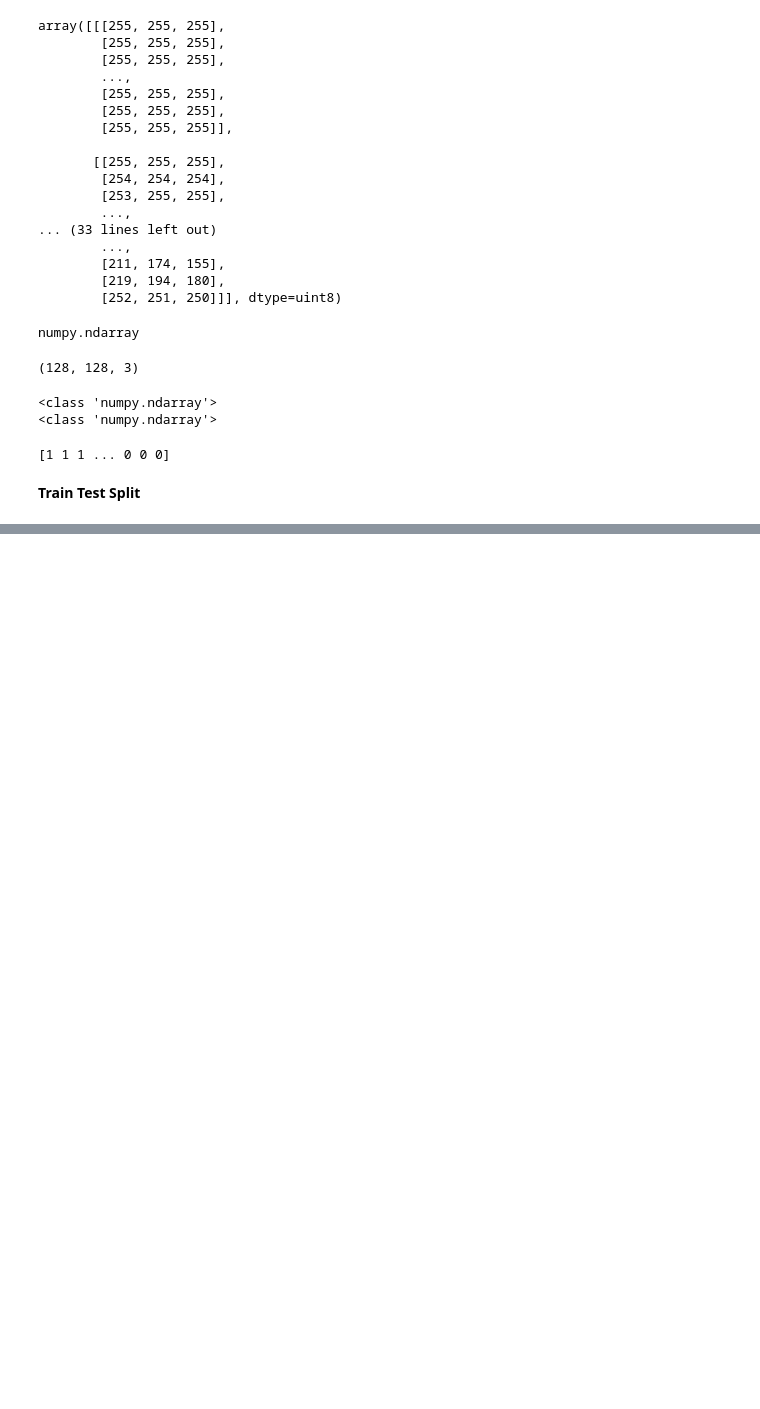
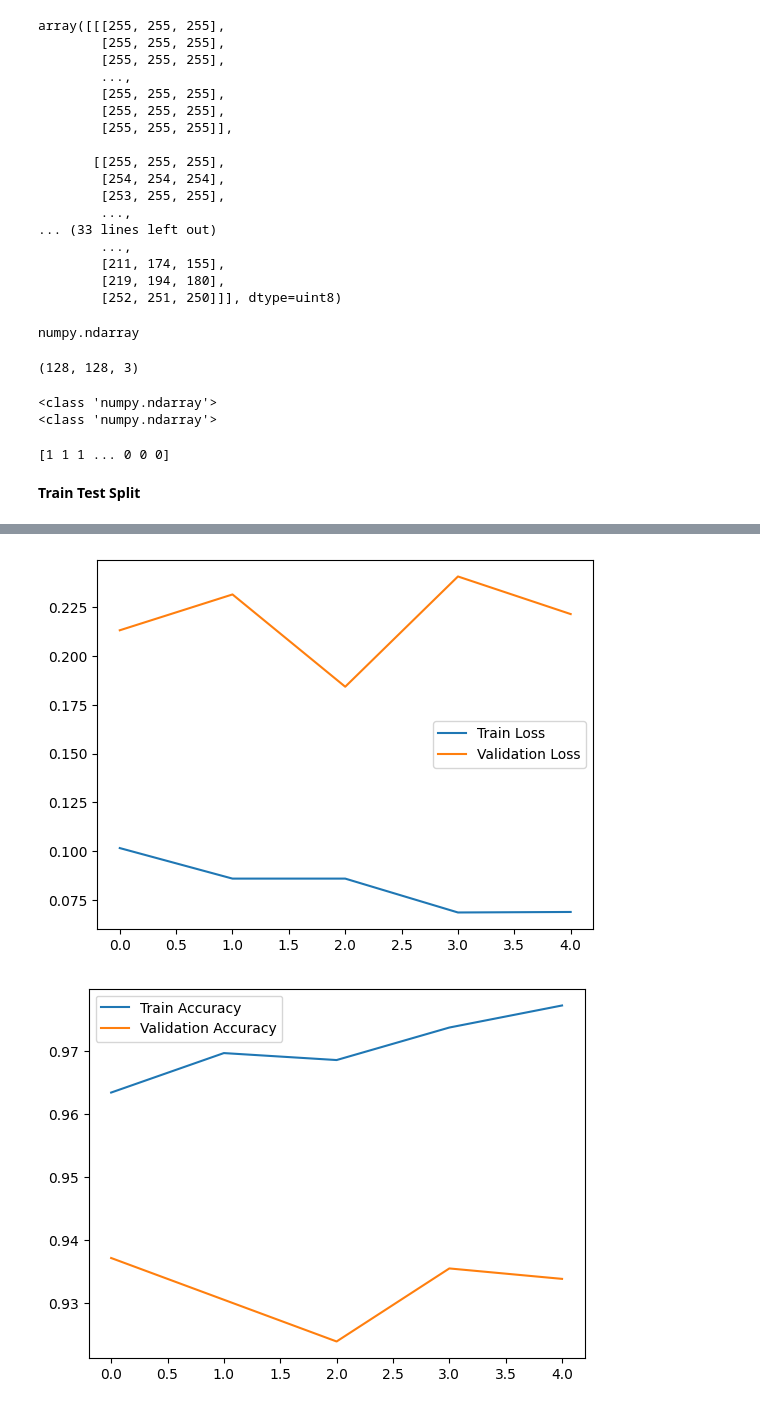
Before and after one commit to chamuda-arangalla/Face-mask-detection-, a Jupyter notebook: Face_mask_detection_CNN_model.ipynb, the cells around one changed output, grey strips where cells are left out. Saved outputs shown, nothing was run; the diff lists cells and outputs as text; code cells hidden in the pictures; blank space fills up the shorter version.

Commit message:
cnn model complete

```diff
--- a/Face_mask_detection_CNN_model.ipynb
+++ b/Face_mask_detection_CNN_model.ipynb
@@ -202,0 +247,31 @@ print(Y)
+# %%
+num_of_classes = 2
+
+model = keras.Sequential()
+
+model.add(keras.layers.Conv2D(32, kernel_size=(3,3), activation='relu', input_shape=(128,128,3)))
+model.add(keras.layers.MaxPooling2D(pool_size=(2,2)))
+
+model.add(keras.layers.Conv2D(64, kernel_size=(3,3), activation='relu'))
+model.add(keras.layers.MaxPooling2D(pool_size=(2,2)))
+
+model.add(keras.layers.Flatten())#pass as a single dimentional
+
+model.add(keras.layers.Dense(128, activation='relu'))
+model.add(keras.layers.Dropout(0.5))
+
+model.add(keras.layers.Dense(64, activation='relu'))
+model.add(keras.layers.Dropout(0.5))
+
+model.add(keras.layers.Dense(64, activation='relu'))
+model.add(keras.layers.Dropout(0.5))
+
+model.add(keras.layers.Dense(num_of_classes, activation='sigmoid'))#since only have two classes
+# %%
+#compile the neural network
+model.compile(optimizer='adam',
+              loss='sparse_categorical_crossentropy',
+              metrics=['acc'])
+# %%
+#training the neural network
+history = model.fit(X_train_scaled, Y_train, validation_split=0.1, epochs=5)
@@ -202,0 +297,17 @@ print(Y)
+# %%
+h = history
+
+#plot the loss value
+plt.plot(h.history['loss'], label='Train Loss')
+plt.plot(h.history['val_loss'], label='Validation Loss')
+plt.legend()
+plt.show()
+
+#plot the accuracy value
+plt.plot(h.history['acc'], label='Train Accuracy')
+plt.plot(h.history['val_acc'], label='Validation Accuracy')
+plt.legend()
+plt.show()
+# %% [output]
+[figure, added]
+[figure, added]
```
Also changed, not shown: parts of 11 cells of this notebook.
